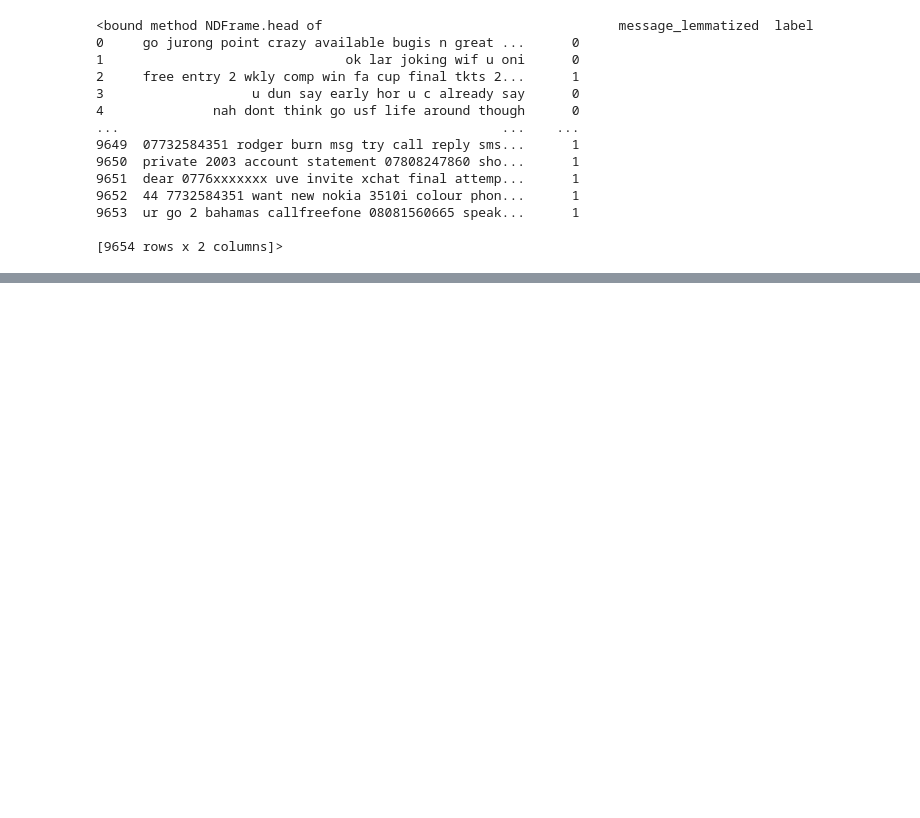
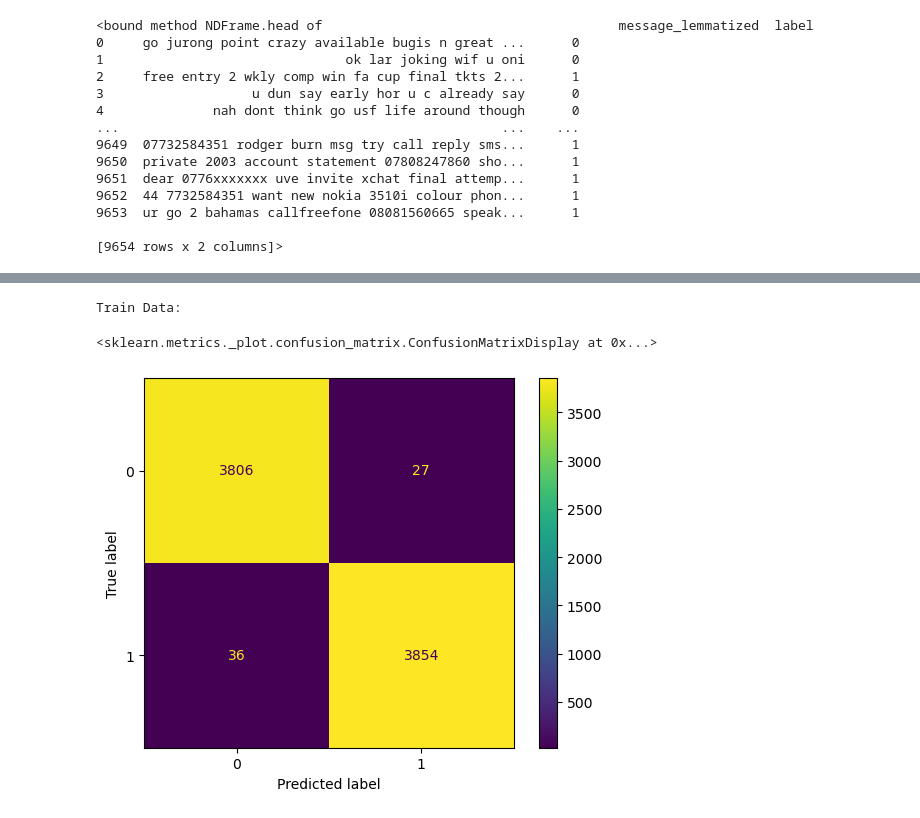
Before and after one commit to mgulbin13/dsc-project-3, a Jupyter notebook: eda.ipynb, the cells around one changed output, grey strips where cells are left out. Drawn from its saved outputs; the diff is of its cells as text; code cells hidden in the pictures; blank space fills up the shorter version.

```diff
--- a/eda.ipynb
+++ b/eda.ipynb
@@ -248,0 +261,9 @@ weighted avg       0.99      0.99      0.99      7723
+# %%
+print("Train Data:")
+cm = confusion_matrix(y_train, y_train_pred)
+disp = ConfusionMatrixDisplay(cm)
+disp.plot()
+# %% [output]
+Train Data:
+<sklearn.metrics._plot.confusion_matrix.ConfusionMatrixDisplay at 0x...>
+[figure, added]
```
Also changed, not shown: parts of 3 cells of this notebook.
